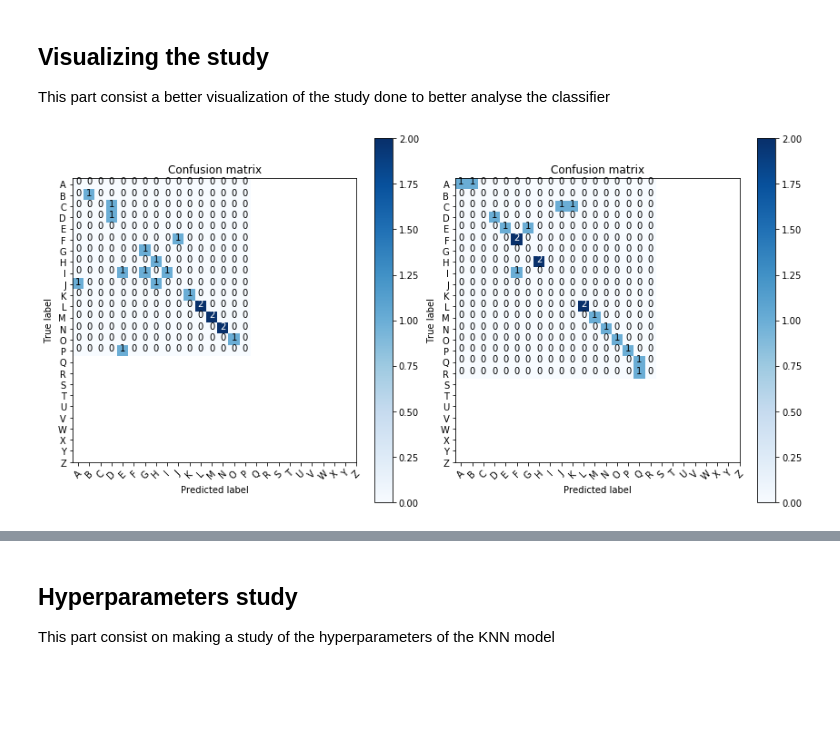
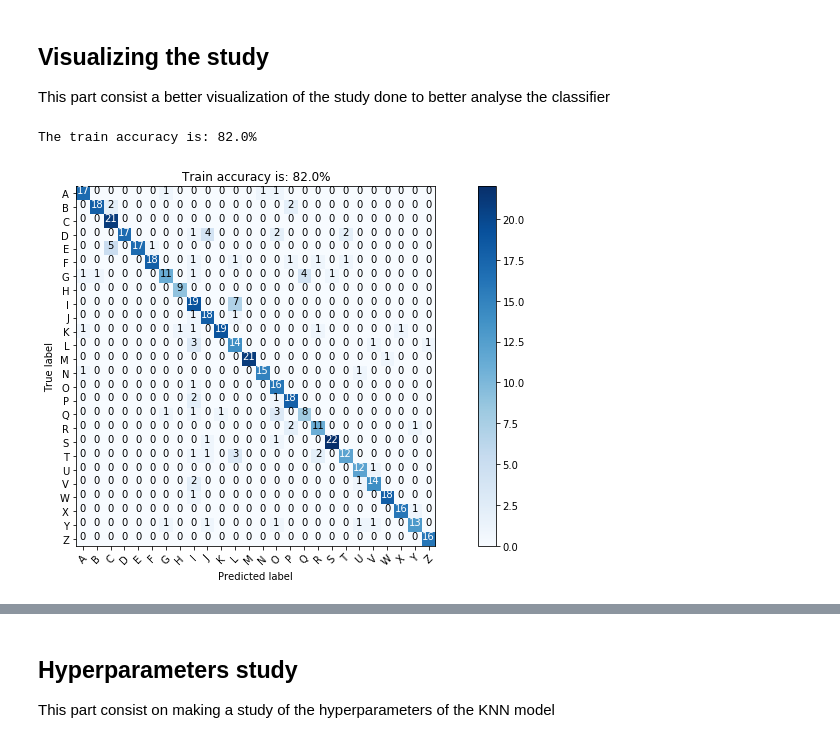
Before and after one commit to fabiomorooka/Letter-Identification, a Jupyter notebook: created_knn/main.ipynb, the cells around one changed output, grey strips where cells are left out. Drawn from its saved outputs; the diff is of its cells as text; code cells hidden in the pictures; blank space fills up the shorter version.

```diff
--- a/created_knn/main.ipynb
+++ b/created_knn/main.ipynb
@@ -68,8 +72,8 @@ Validation dataset has: 16400 letters
 # N = number of letters used in the train dataset
 # M = number of letters used in the validation dataset
 
-N = 10000
-M = 20
+N = 5000
+M = 500
 train_x = img_train[:N]
 train_y = label_train[:N]
 validation_x = img_validation[:M]
@@ -120,7 +124,7 @@ def plot_confusion_matrix(data_x, data_y, Ypred):
     cm = confusion_matrix(data_y, Ypred)
 
     plt.imshow(cm, interpolation='nearest', cmap=plt.cm.Blues)
-    plt.title('Confusion matrix')
+    #plt.title('Confusion matrix')
     plt.colorbar()
     tick_marks = np.arange(len(classes))
     plt.xticks(tick_marks, classes, rotation=45)
@@ -139,11 +143,11 @@ def plot_confusion_matrix(data_x, data_y, Ypred):
 # %%
 #Plot confusion matrix for analyse the classification
 plt.figure(figsize=(12,6))
-plt.subplot(121)
+#plt.subplot(121)
+plt.title("Train accuracy is: " + str(round((accuracy_score(train_y[:M], predicted_train) * 100), 3)) + "%")
 plot_confusion_matrix(train_x[:M], train_y[:M], predicted_train)
-
-plt.subplot(122)
-plot_confusion_matrix(validation_x, validation_y, predicted_validation)
-plt.show()
+print("The train accuracy is: " + str(round((accuracy_score(train_y[:M], predicted_train) * 100), 3)) + "%")
+plt.savefig("./Results/Train")
 # %% [output]
+The train accuracy is: 82.0%
-[figure, old version]
+[figure, new version]
```
Also changed, not shown: parts of 8 cells of this notebook, 3 other files.
